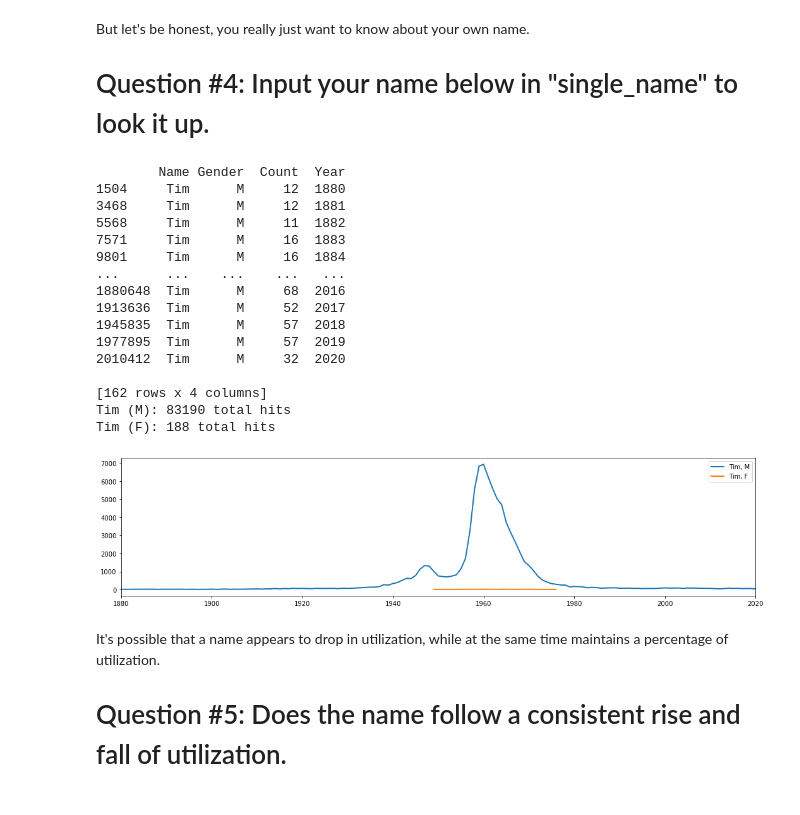
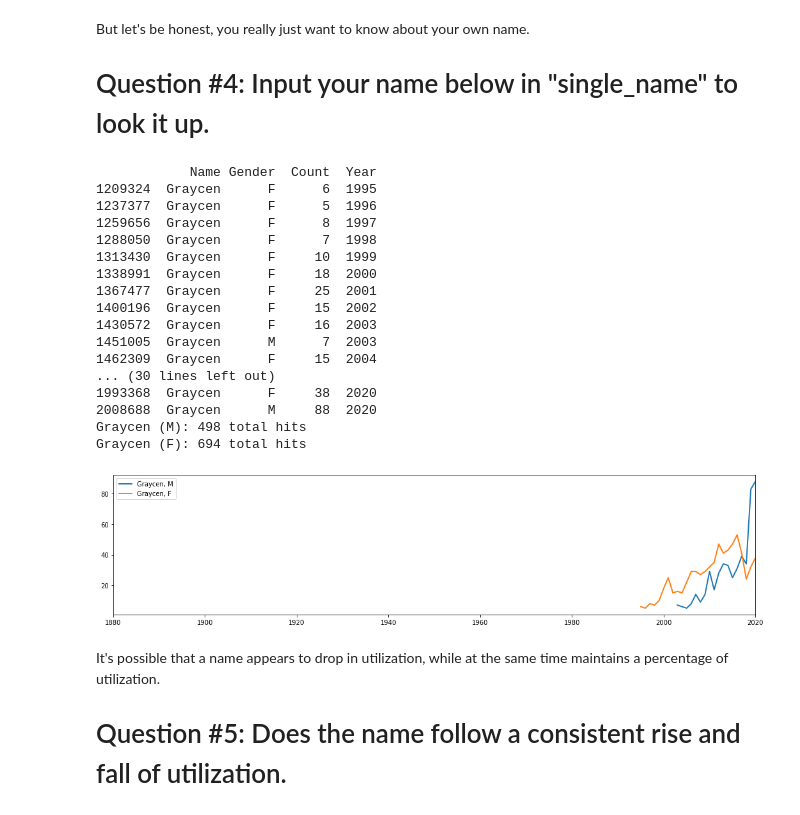
Before and after one commit to timputt/HCI584-Putt-Project-Name-Research, a Jupyter notebook: main.ipynb, the cells around one changed output. Drawn from its saved outputs; the diff is of its cells as text; code cells hidden in the pictures.

```diff
--- a/main.ipynb
+++ b/main.ipynb
@@ -168,58 +169,61 @@ See the caveats in the documentation: https://pandas.pydata.org/pandas-docs/stab
 But let's be honest, you really just want to know about your own name.
 # Question #4: Input your name below in "single_name" to look it up.
 # %%
-df = pd.read_csv("ssn_files/all_years.csv")  # CH: use all_years, NOT name_stats!
-single_name = "Tim"
+df = pd.read_csv("ssn_files/all_years.csv")
+
+#Replace the name here to graph it's popularity
+single_name = "Graycen"
 
 enter_name = [[single_name,"M"],[single_name,"F"]]
 
 myname = df.query('Name == @enter_name[0]')
 print(myname)
 
 plt.figure(figsize=(18, 4)) # set up aspect
 
 
 for nd in enter_name:
     name = nd[0]
     gender = nd[1]
 
 
     dfn = df.query('Name == @name and Gender==@gender')
     total = dfn["Count"].sum()
 
     print(f"{name} ({gender}): {total} total hits")
 
     plt.plot( 'Year', 'Count', data=dfn,
             linewidth=2,
             label= name + ", " + gender)
 
 
 # show legend
 plt.legend()
 plt.xlim(1880, 2020) #
 
 #plt.yscale('log') #make sense for some presentations
 
 # show graph
 plt.show()
 # %% [output]
-        Name Gender  Count  Year
-1504     Tim      M     12  1880
-3468     Tim      M     12  1881
-5568     Tim      M     11  1882
-7571     Tim      M     16  1883
-9801     Tim      M     16  1884
-...      ...    ...    ...   ...
-1880648  Tim      M     68  2016
-1913636  Tim      M     52  2017
-1945835  Tim      M     57  2018
-1977895  Tim      M     57  2019
-2010412  Tim      M     32  2020
-
-[162 rows x 4 columns]
-Tim (M): 83190 total hits
-Tim (F): 188 total hits
+            Name Gender  Count  Year
+1209324  Graycen      F      6  1995
+1237377  Graycen      F      5  1996
+1259656  Graycen      F      8  1997
+1288050  Graycen      F      7  1998
+1313430  Graycen      F     10  1999
+1338991  Graycen      F     18  2000
+1367477  Graycen      F     25  2001
+1400196  Graycen      F     15  2002
+1430572  Graycen      F     16  2003
+1451005  Graycen      M      7  2003
+1462309  Graycen      F     15  2004
+... (30 lines left out)
+1993368  Graycen      F     38  2020
+2008688  Graycen      M     88  2020
+Graycen (M): 498 total hits
+Graycen (F): 694 total hits
-[figure, old version]
+[figure, new version]
 # %% [markdown]
 It's possible that a name appears to drop in utilization, while at the same time maintains a percentage of utilization.
 # Question #5: Does the name follow a consistent rise and fall of utilization.
```
Also changed, not shown: parts of 3 cells of this notebook, 6 other files.
